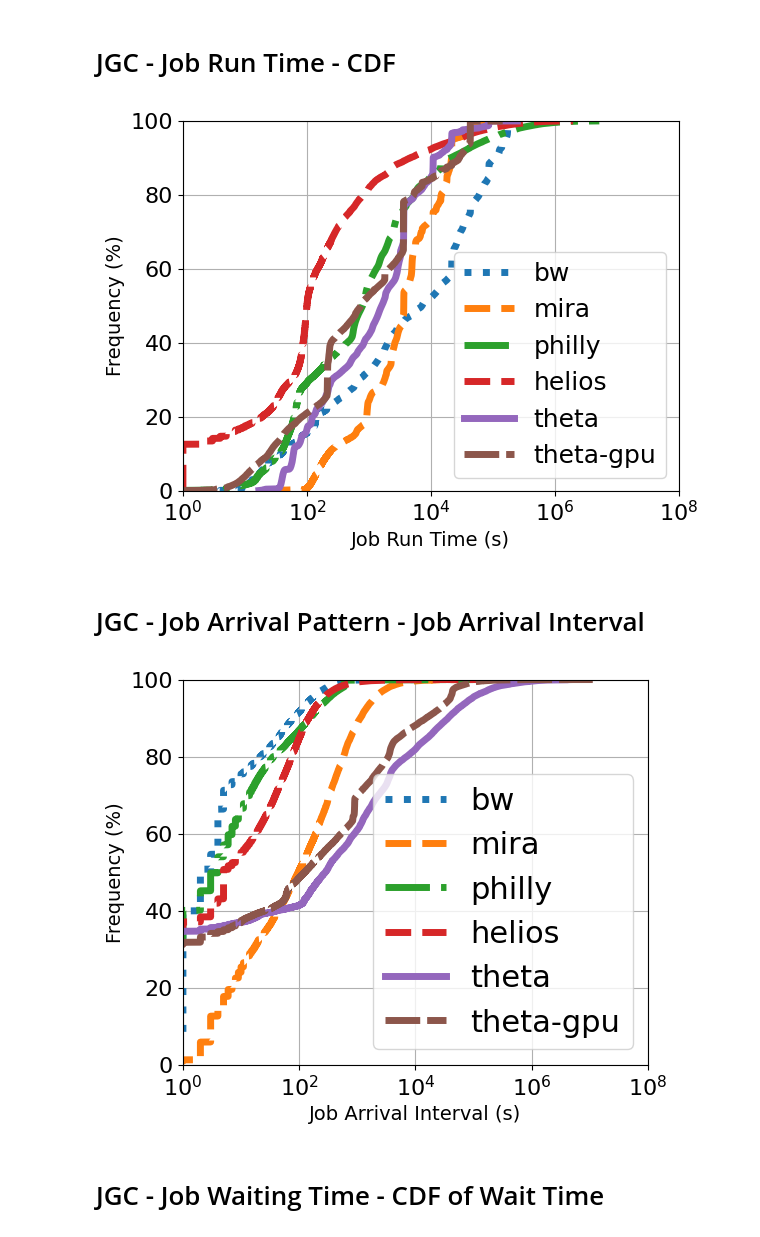
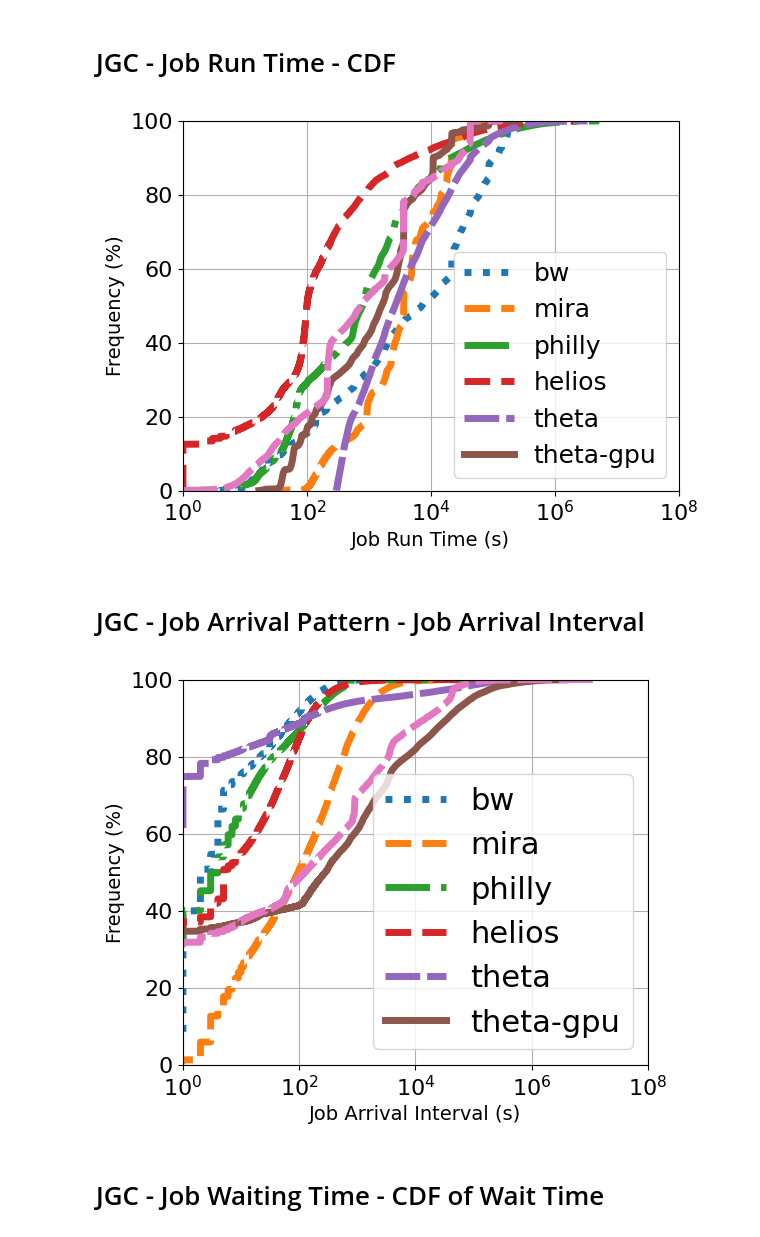
Before and after one commit to DIR-LAB/lumos, a Jupyter notebook: only_paperused_plots.ipynb, the cells around one changed output. Drawn from its saved outputs; the diff is of its cells as text; code cells hidden in the pictures.

```diff
--- a/only_paperused_plots.ipynb
+++ b/only_paperused_plots.ipynb
@@ -1199,16 +1187,17 @@ plot_attribute_per_ml("user", data=th_gpu_df, state="new_status", all_user=False
 # %%
 plt.style.use("default")
 plot_cdf(bw_df["run_time"], 1000,"Time (s)", linestyle=":")
 plot_cdf(mira_df_2["run_time"], 1000,"Time (s)", linestyle="--")
 plot_cdf(philly_df["run_time"], 1000,"Time (s)", linestyle="-.")
 plot_cdf(hl_df["run_time"], 10009999,"Job Run Time (s)", linestyle="--")
+plot_cdf(sc_df["run_time"], 10009999,"Job Run Time (s)", linestyle=(1, (6,1)))
 plot_cdf(th_df["run_time"], 1000, "Job Run Time (s)", linestyle="-")
 plot_cdf(th_gpu_df["run_time"], 1000, "Job Run Time (s)", linestyle=(0, (5, 1)))
 plt.rc('legend',fontsize=18)
 plt.legend(["bw", "mira", "philly","helios", "theta", "theta-gpu"])
 plt.xscale("log")
 # %% [output]
-[figure, old version]
+[figure, new version]
 # %% [markdown]
 # JGC - Job Arrival Pattern - Job Arrival Interval
 # %%
@@ -1228,13 +1217,14 @@ plot_cdf(get_interval(bw_df["submit_time"]), 1000,"Time (s)", linestyle=":")
 plot_cdf(get_interval(mira_df_2["submit_time"]), 1000,"Time (s)", linestyle="--")
 plot_cdf(get_interval(philly_df["submit_time"]), 1000,"Time (s)", linestyle="-.")
 plot_cdf(get_interval(hl_df["submit_time"]), 10009999,"Job Arrival Interval (s)", linestyle="--")
+plot_cdf(get_interval(sc_df["submit_time"]), 10009999,"Job Arrival Interval (s)", linestyle=(1, (6,1)))
 plot_cdf(get_interval(th_df["submit_time"]), 100099,"Job Arrival Interval (s)", linestyle="-")
 plot_cdf(get_interval(th_gpu_df["submit_time"]), 100099,"Job Arrival Interval (s)", linestyle=(0, (5, 1)))
 plt.rc('legend',fontsize=22)
 plt.legend(["bw", "mira", "philly","helios", "theta", "theta-gpu"])
 plt.xscale("log")
 # %% [output]
-[figure, old version]
+[figure, new version]
 # %% [markdown]
 # JGC - Job Waiting Time - CDF of Wait Time
 # %%
```
Also changed, not shown: parts of 11 cells of this notebook, 3 other files.
